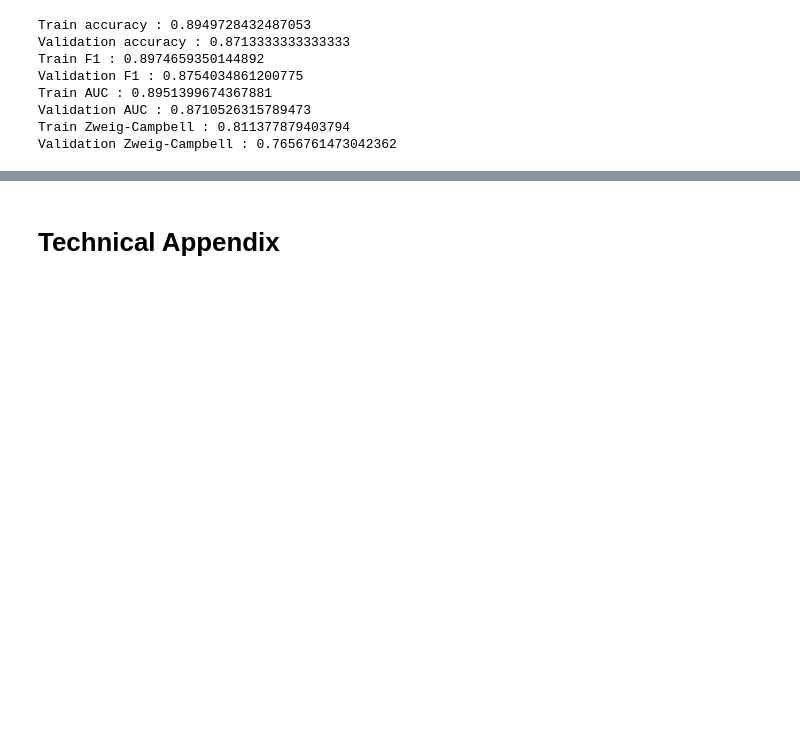
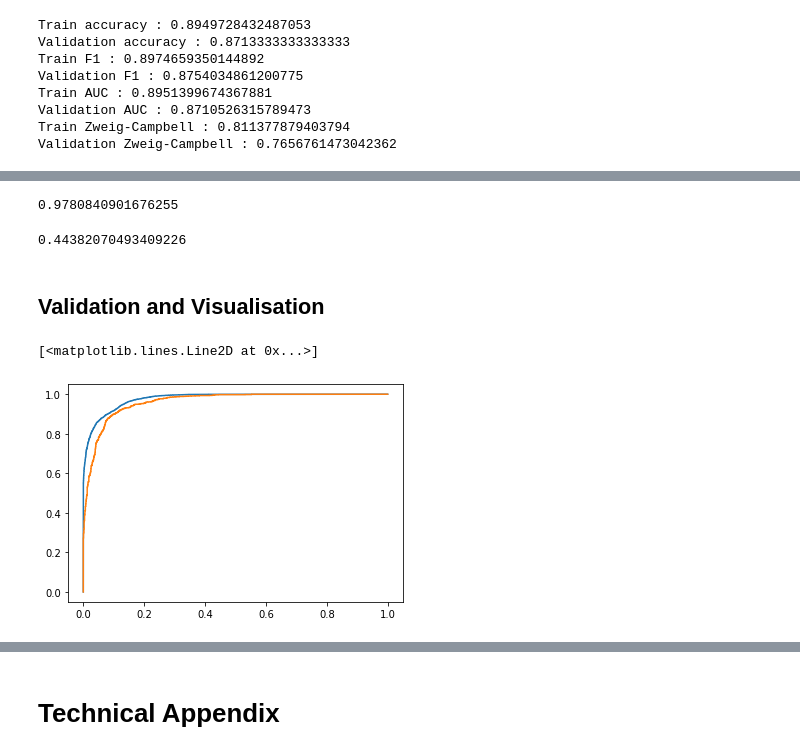
Before and after one commit to MatePocs/hotel_reserve_cancellations, a Jupyter notebook: 02_modelling.ipynb, the cells around one changed output, grey strips where cells are left out. Saved outputs shown, nothing was run; the diff lists cells and outputs as text; code cells hidden in the pictures; blank space fills up the shorter version.

```diff
--- a/02_modelling.ipynb
+++ b/02_modelling.ipynb
@@ -550,0 +557,2 @@ Validation Zweig-Campbell : 0.7656761473042362
+# %%
+rfc = RandomForestClassifier(class_weight = {0: 1, 1: cost_ratio}, oob_score=True)
@@ -550,0 +613,35 @@ Validation Zweig-Campbell : 0.7656761473042362
+# %%
+chosen_criterion = gs_rfc.best_estimator_.criterion
+chosen_n_estimators = gs_rfc.best_estimator_.n_estimators
+chosen_max_depth = gs_rfc.best_estimator_.max_depth
+chosen_min_samples_leaf = gs_rfc.best_estimator_.min_samples_leaf
+chosen_max_features = gs_rfc.best_estimator_.max_features
+# %%
+rcfgs_chosen = RandomForestClassifier(
+    criterion = chosen_criterion,
+    n_estimators = chosen_n_estimators,
+    max_depth = chosen_max_depth,
+    min_samples_leaf = chosen_min_samples_leaf,
+    max_features = chosen_max_features
+    )
+
+rcfgs_chosen.fit(X_train_dtree, y_train_dtree)
+
+y_train_prediction_probabilities_rcfgs = rcfgs_chosen.predict_proba(X_train_dtree)
+
+fpr_train_rcfgs, tpr_train_rcfgs, thresholds_train_rcfgs = \
+    roc_curve(y_train_dtree, y_train_prediction_probabilities_rcfgs[:,1])
+
+auc(fpr_train_rcfgs, tpr_train_rcfgs)
+# %% [output]
+0.9780840901676255
+# %%
+zweig_campbell_scores_train_rcfgs = \
+    tpr_train_rcfgs - m * fpr_train_rcfgs
+
+chosen_threshold_rcfgs = \
+    thresholds_train_rcfgs[np.argmax(zweig_campbell_scores_train_rcfgs)]
+
+chosen_threshold_rcfgs
+# %% [output]
+0.44382070493409226
@@ -550,0 +650,14 @@ Validation Zweig-Campbell : 0.7656761473042362
+# %% [markdown]
+## Validation and Visualisation
+# %%
+y_valid_prediction_probabilities_rcfgs = \
+    rcfgs_chosen.predict_proba(X_valid_dtree)
+
+fpr_valid_rcfgs, tpr_valid_rcfgs, thresholds_valid_rcfgs = \
+    roc_curve(y_valid_dtree, y_valid_prediction_probabilities_rcfgs[:,1])
+# %%
+plt.plot(fpr_train_rcfgs, tpr_train_rcfgs)
+plt.plot(fpr_valid_rcfgs, tpr_valid_rcfgs)
+# %% [output]
+[<matplotlib.lines.Line2D at 0x...>]
+[figure, added]
```
Also changed, not shown: parts of 32 cells of this notebook.
